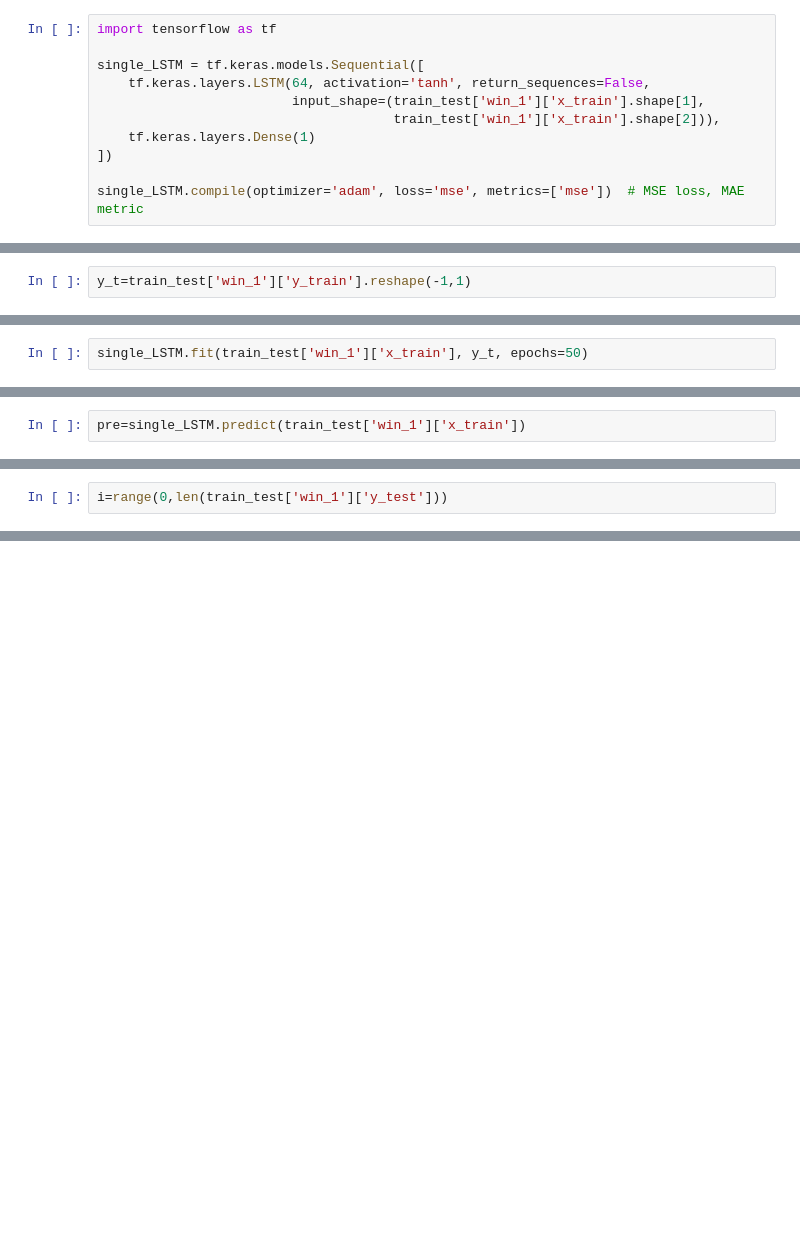
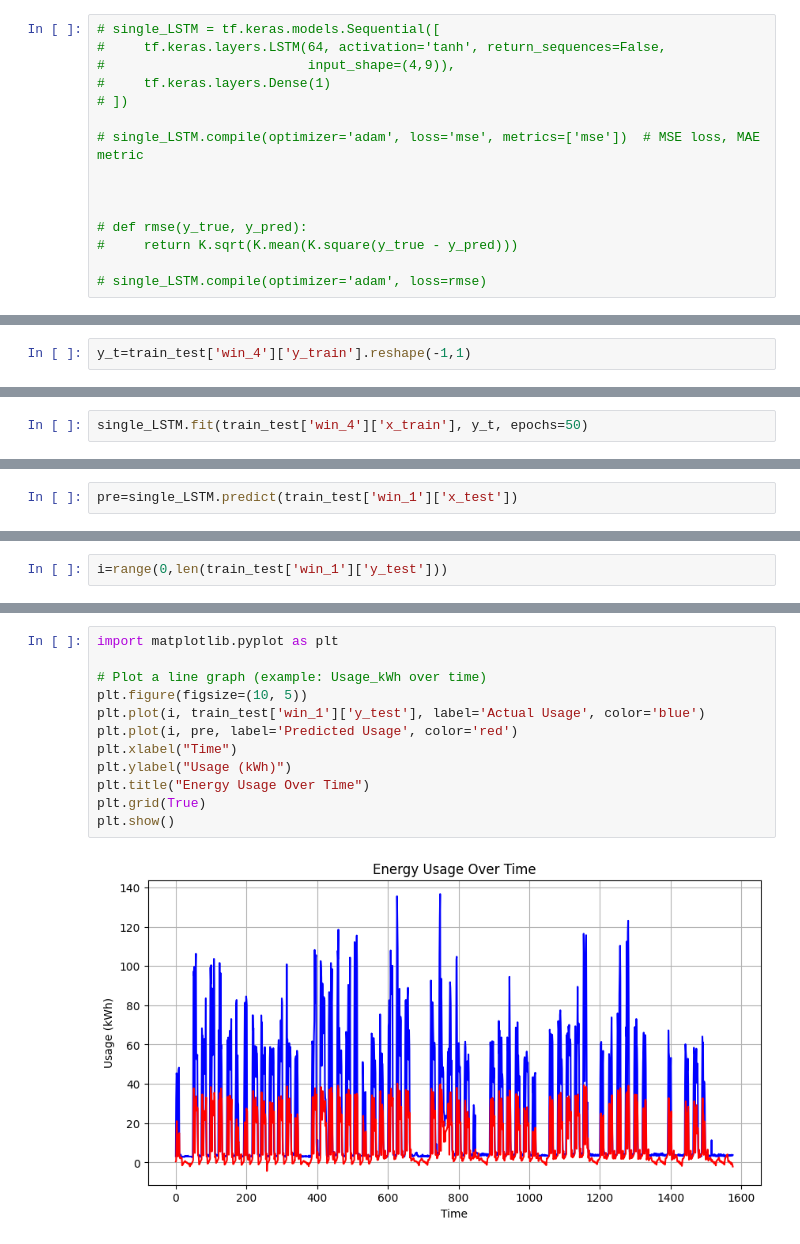
Before and after one commit to Dinith132/steel-industry-energy-consumption, a Jupyter notebook: reserch-model-rebuild (1).ipynb, the cells around one changed output, grey strips where cells are left out. Saved outputs shown, nothing was run; the diff lists cells and outputs as text; blank space fills up the shorter version.

```diff
--- a/reserch-model-rebuild (1).ipynb
+++ b/reserch-model-rebuild (1).ipynb
@@ -291,11 +395,15 @@ import tensorflow as tf
 # %%
-import tensorflow as tf
+# single_LSTM = tf.keras.models.Sequential([
+#     tf.keras.layers.LSTM(64, activation='tanh', return_sequences=False,
+#                          input_shape=(4,9)),
+#     tf.keras.layers.Dense(1)
+# ])
 
-single_LSTM = tf.keras.models.Sequential([
-    tf.keras.layers.LSTM(64, activation='tanh', return_sequences=False,
-                         input_shape=(train_test['win_1']['x_train'].shape[1],
-                                      train_test['win_1']['x_train'].shape[2])),
-    tf.keras.layers.Dense(1)
-])
+# single_LSTM.compile(optimizer='adam', loss='mse', metrics=['mse'])  # MSE loss, MAE metric
 
-single_LSTM.compile(optimizer='adam', loss='mse', metrics=['mse'])  # MSE loss, MAE metric
+
+
+# def rmse(y_true, y_pred):
+#     return K.sqrt(K.mean(K.square(y_true - y_pred)))
+
+# single_LSTM.compile(optimizer='adam', loss=rmse)
@@ -322,7 +425,7 @@ def rmse(y_true, y_pred):
 
 single_LSTM.compile(optimizer='adam', loss=rmse)
 # %%
-y_t=train_test['win_1']['y_train'].reshape(-1,1)
+y_t=train_test['win_4']['y_train'].reshape(-1,1)
 # %%
 y_t.shape
 # %% [output]
@@ -340,4 +447,4 @@ array([[3.5025],
 # %%
-single_LSTM.fit(train_test['win_1']['x_train'], y_t, epochs=50)
+single_LSTM.fit(train_test['win_4']['x_train'], y_t, epochs=50)
 # %% [output]
 Epoch 1/50
@@ -389,3 +480,3 @@ array([[[6.60750e+00, 0.00000e+00, 0.00000e+00, ..., 1.00000e+00,
 # %%
-pre=single_LSTM.predict(train_test['win_1']['x_train'])
+pre=single_LSTM.predict(train_test['win_1']['x_test'])
 # %% [output]
@@ -428,0 +508,14 @@ ValueError: x and y must have same first dimension, but have shapes (1577,) and
+# %%
+import matplotlib.pyplot as plt
+
+# Plot a line graph (example: Usage_kWh over time)
+plt.figure(figsize=(10, 5))
+plt.plot(i, train_test['win_1']['y_test'], label='Actual Usage', color='blue')
+plt.plot(i, pre, label='Predicted Usage', color='red')
+plt.xlabel("Time")
+plt.ylabel("Usage (kWh)")
+plt.title("Energy Usage Over Time")
+plt.grid(True)
+plt.show()
+# %% [output]
+[figure, added]
```
Also changed, not shown: parts of 39 cells of this notebook, 3 other files.
